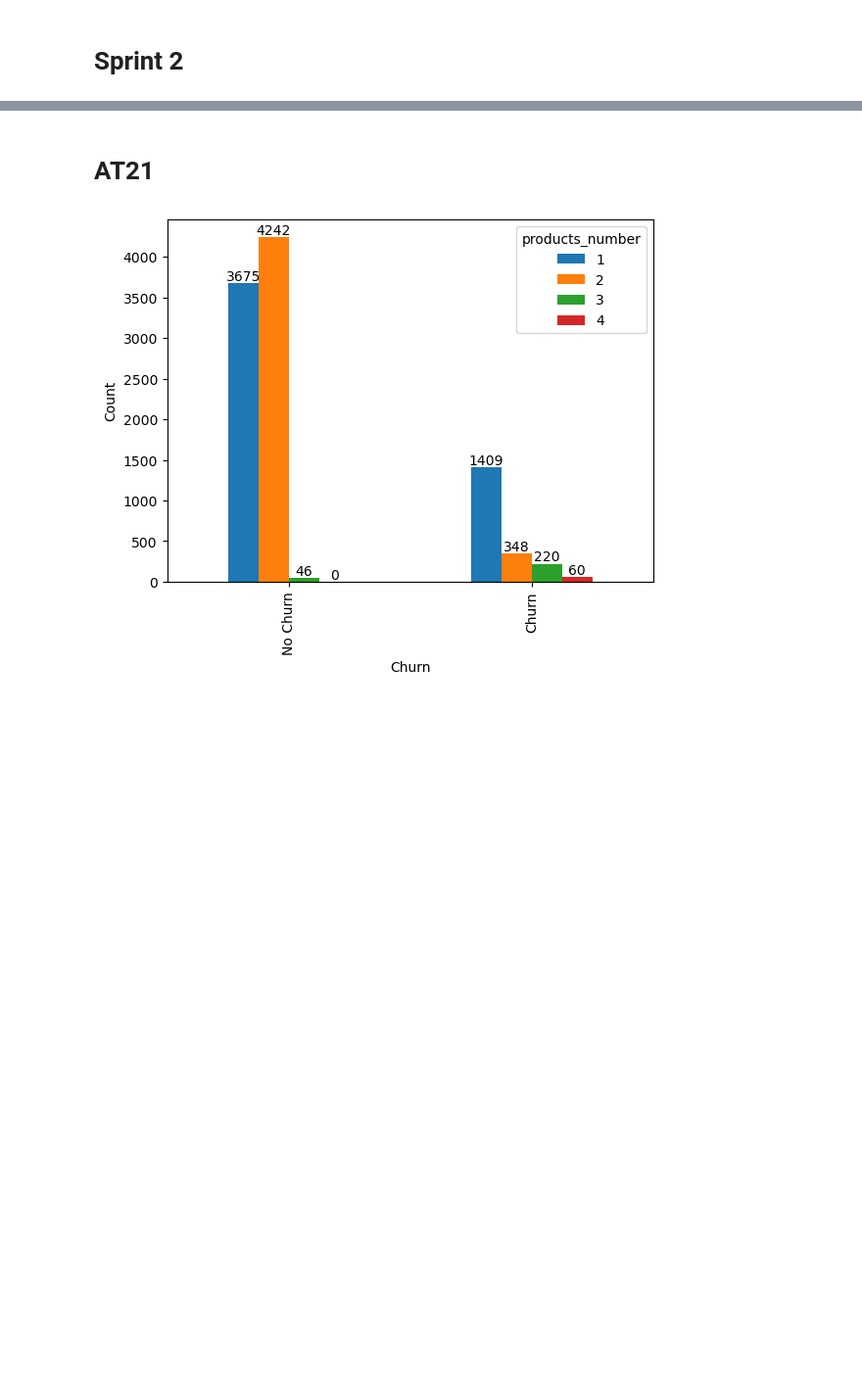
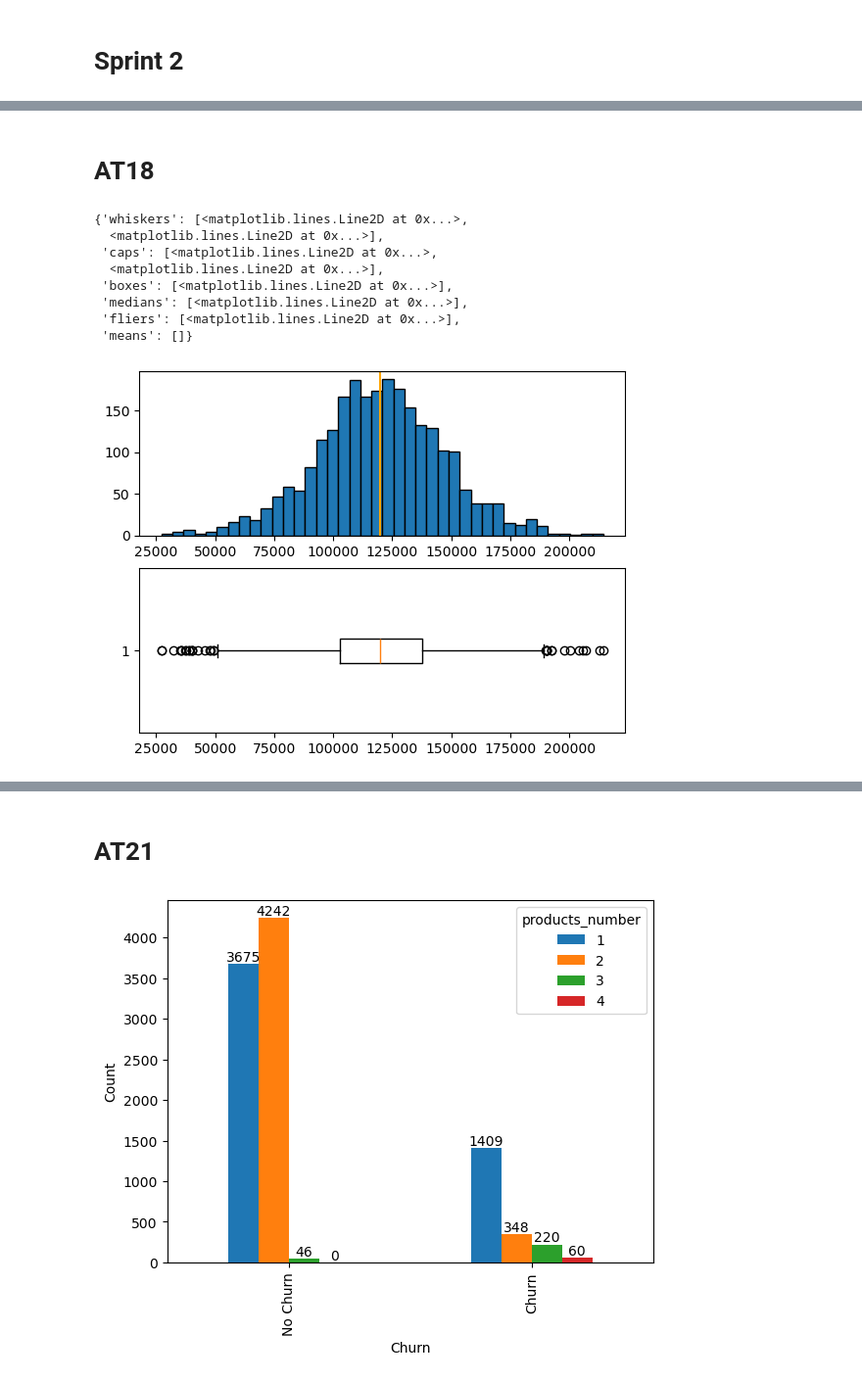
Before and after one commit to holleyj/data_attrition, a Jupyter notebook: code_sprint2.ipynb, the cells around one changed output, grey strips where cells are left out. Shown at 98% size. Drawn from its saved outputs; the diff is of its cells as text; code cells hidden in the pictures; blank space fills up the shorter version.

```diff
--- a/code_sprint2.ipynb
+++ b/code_sprint2.ipynb
@@ -26,0 +51,21 @@ df
+# %% [markdown]
+# AT18
+# %%
+df_ger = df.loc[df["country"] == "Germany"]
+
+fig, ax = plt.subplots(2,1)
+
+ax[0].hist(df_ger["balance"], bins=40, edgecolor="black")
+ax[0].axvline(df_ger["balance"].median(), color="orange", label="Median")
+
+ax[1].boxplot(df_ger["balance"], vert=False)
+# %% [output]
+{'whiskers': [<matplotlib.lines.Line2D at 0x...>,
+  <matplotlib.lines.Line2D at 0x...>],
+ 'caps': [<matplotlib.lines.Line2D at 0x...>,
+  <matplotlib.lines.Line2D at 0x...>],
+ 'boxes': [<matplotlib.lines.Line2D at 0x...>],
+ 'medians': [<matplotlib.lines.Line2D at 0x...>],
+ 'fliers': [<matplotlib.lines.Line2D at 0x...>],
+ 'means': []}
+[figure, added]
```
Also changed, not shown: parts of 10 cells of this notebook.
